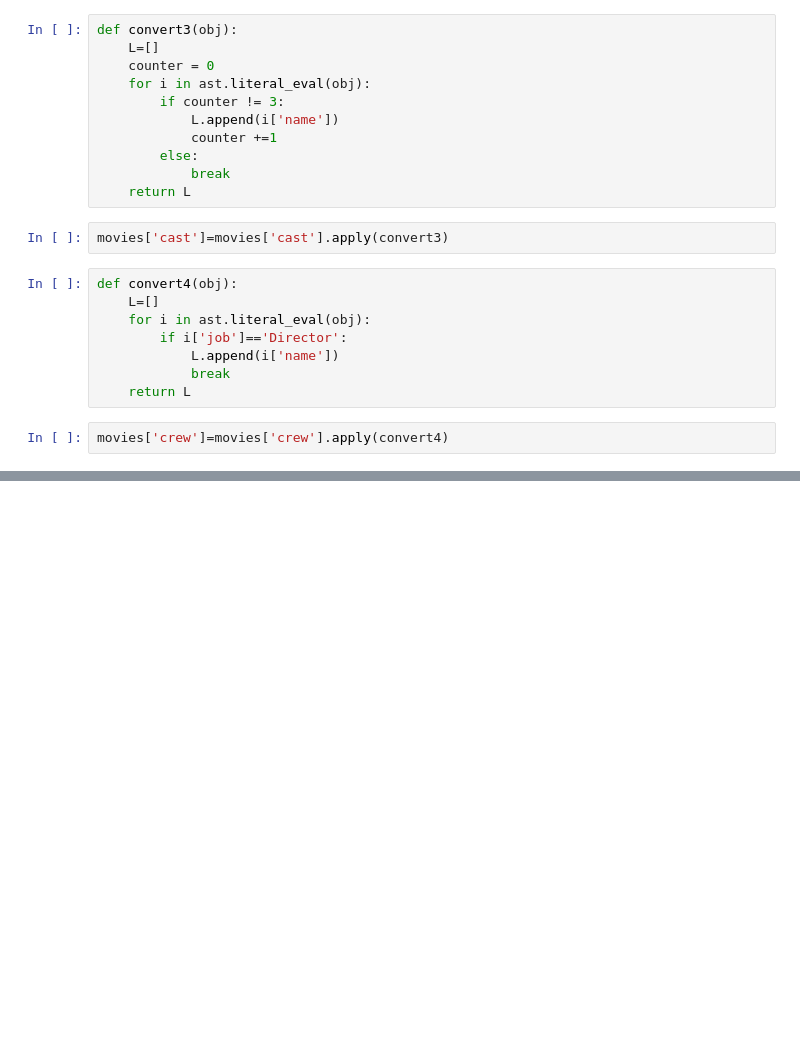
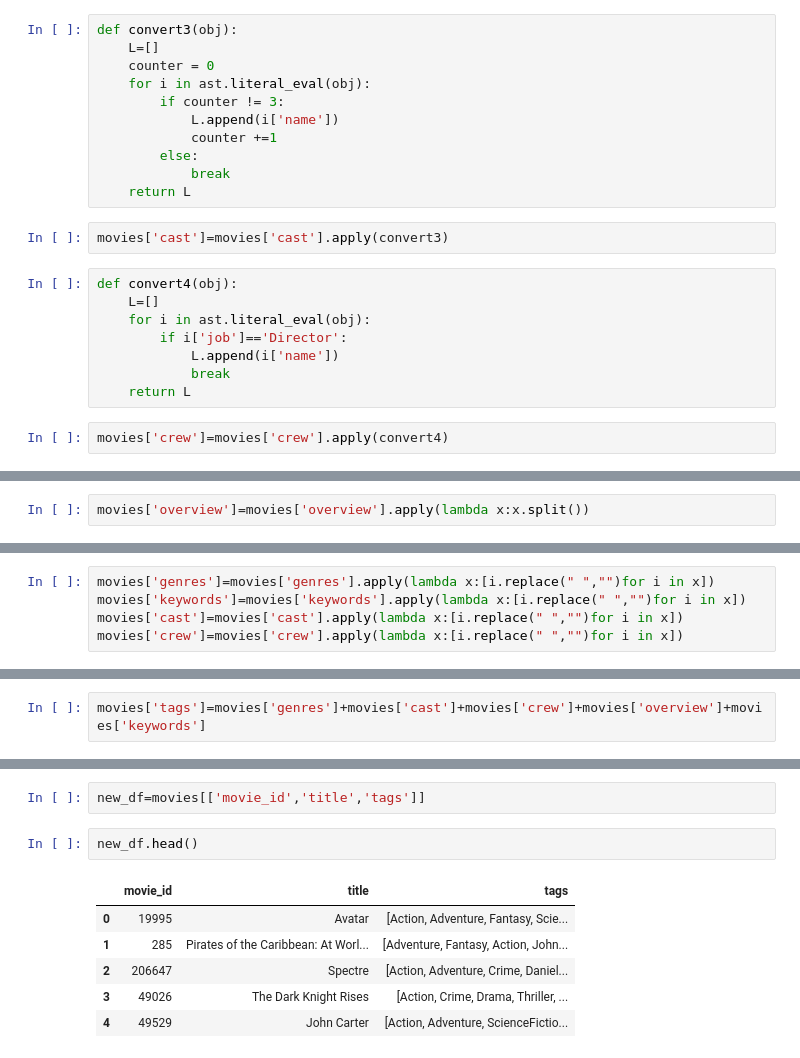
Before and after one commit to verma418/Movie_reccomender_System, a Jupyter notebook: Movie-reccomeder.ipynb, the cells around one changed output, grey strips where cells are left out. Saved outputs shown, nothing was run; the diff lists cells and outputs as text; blank space fills up the shorter version.

```diff
--- a/Movie-reccomeder.ipynb
+++ b/Movie-reccomeder.ipynb
@@ -122,0 +123,2 @@ movies['crew']=movies['crew'].apply(convert4)
+# %%
+movies['overview']=movies['overview'].apply(lambda x:x.split())
@@ -122,0 +134,5 @@ movies['crew']=movies['crew'].apply(convert4)
+# %%
+movies['genres']=movies['genres'].apply(lambda x:[i.replace(" ","")for i in x])
+movies['keywords']=movies['keywords'].apply(lambda x:[i.replace(" ","")for i in x])
+movies['cast']=movies['cast'].apply(lambda x:[i.replace(" ","")for i in x])
+movies['crew']=movies['crew'].apply(lambda x:[i.replace(" ","")for i in x])
@@ -122,0 +148,2 @@ movies['crew']=movies['crew'].apply(convert4)
+# %%
+movies['tags']=movies['genres']+movies['cast']+movies['crew']+movies['overview']+movies['keywords']
@@ -122,0 +159,11 @@ movies['crew']=movies['crew'].apply(convert4)
+# %%
+new_df=movies[['movie_id','title','tags']]
+# %%
+new_df.head()
+# %% [output]
+|  | movie_id | title | tags |
+| 0 | 19995 | Avatar | [Action, Adventure, Fantasy, Scie... |
+| 1 | 285 | Pirates of the Caribbean: At Worl... | [Adventure, Fantasy, Action, John... |
+| 2 | 206647 | Spectre | [Action, Adventure, Crime, Daniel... |
+| 3 | 49026 | The Dark Knight Rises | [Action, Crime, Drama, Thriller, ... |
+| 4 | 49529 | John Carter | [Action, Adventure, ScienceFictio... |
```
Also changed, not shown: parts of 33 cells of this notebook.
